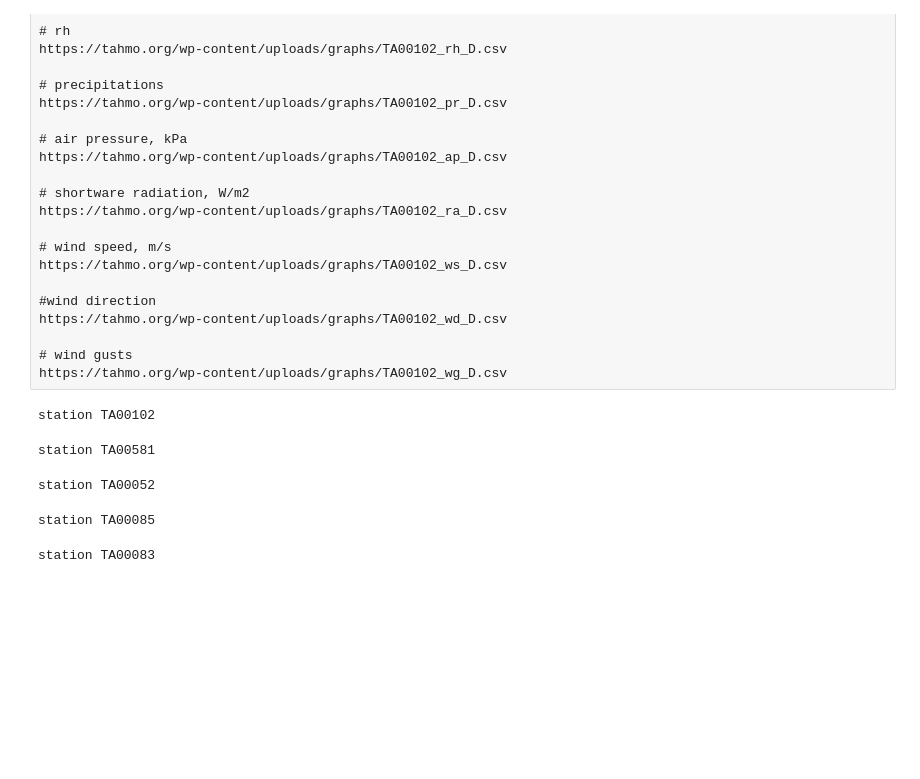
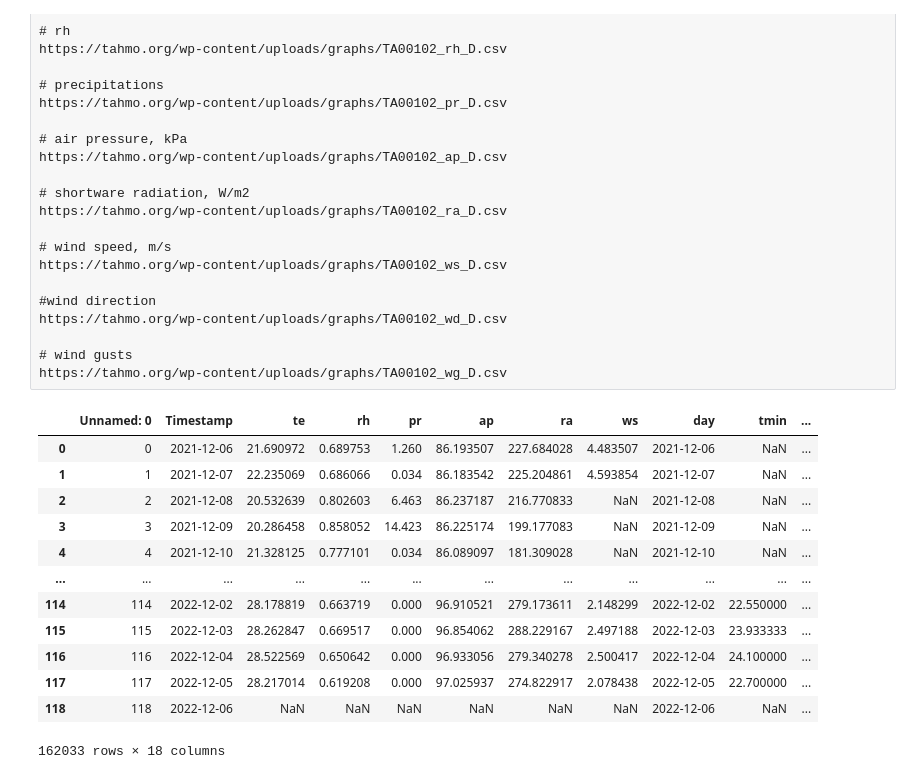
Before and after one commit to SARRA-cropmodels/SARRA-data-download, a Jupyter notebook: notebooks/get_TAHMO_data.ipynb, the cells around one changed output. Cells and saved outputs as stored; diff of their text form; code cells hidden in the pictures; blank space fills up the shorter version.

```diff
--- a/notebooks/get_TAHMO_data.ipynb
+++ b/notebooks/get_TAHMO_data.ipynb
@@ -22,23 +22,3 @@ https://tahmo.org/wp-content/uploads/graphs/TA00102_wd_D.csv
 
 # wind gusts
 https://tahmo.org/wp-content/uploads/graphs/TA00102_wg_D.csv
-# %%
-import urllib.request
-from tqdm import tqdm as tqdm
-
-stations = ["TA00102", "TA00581", "TA00052", "TA00085", "TA00083"]
-variables = ["te","rh","pr","ap","ra","ws"]
-URL = "https://tahmo.org/wp-content/uploads/graphs/"
-
-
-for station_code in stations :
-    print("station",station_code)
-    for variable in tqdm(variables):
-        filename = station_code+"_"+variable+"_D.csv"
-        urllib.request.urlretrieve(URL+filename, "../data/3_output/TAHMO/"+filename)
-# %% [output]
-station TA00102
-station TA00581
-station TA00052
-station TA00085
-station TA00083
@@ -47,0 +107,16 @@ for station_code in stations :
+# %%
+big_df
+# %% [output]
+|  | Unnamed: 0 | Timestamp | te | rh | pr | ap | ra | ws | day | tmin | ... |
+| 0 | 0 | 2021-12-06 | 21.690972 | 0.689753 | 1.260 | 86.193507 | 227.684028 | 4.483507 | 2021-12-06 | NaN | ... |
+| 1 | 1 | 2021-12-07 | 22.235069 | 0.686066 | 0.034 | 86.183542 | 225.204861 | 4.593854 | 2021-12-07 | NaN | ... |
+| 2 | 2 | 2021-12-08 | 20.532639 | 0.802603 | 6.463 | 86.237187 | 216.770833 | NaN | 2021-12-08 | NaN | ... |
+| 3 | 3 | 2021-12-09 | 20.286458 | 0.858052 | 14.423 | 86.225174 | 199.177083 | NaN | 2021-12-09 | NaN | ... |
+| 4 | 4 | 2021-12-10 | 21.328125 | 0.777101 | 0.034 | 86.089097 | 181.309028 | NaN | 2021-12-10 | NaN | ... |
+| ... | ... | ... | ... | ... | ... | ... | ... | ... | ... | ... | ... |
+| 114 | 114 | 2022-12-02 | 28.178819 | 0.663719 | 0.000 | 96.910521 | 279.173611 | 2.148299 | 2022-12-02 | 22.550000 | ... |
+| 115 | 115 | 2022-12-03 | 28.262847 | 0.669517 | 0.000 | 96.854062 | 288.229167 | 2.497188 | 2022-12-03 | 23.933333 | ... |
+| 116 | 116 | 2022-12-04 | 28.522569 | 0.650642 | 0.000 | 96.933056 | 279.340278 | 2.500417 | 2022-12-04 | 24.100000 | ... |
+| 117 | 117 | 2022-12-05 | 28.217014 | 0.619208 | 0.000 | 97.025937 | 274.822917 | 2.078438 | 2022-12-05 | 22.700000 | ... |
+| 118 | 118 | 2022-12-06 | NaN | NaN | NaN | NaN | NaN | NaN | 2022-12-06 | NaN | ... |
+162033 rows × 18 columns
```
Also changed, not shown: parts of 6 cells of this notebook, 4 other files.
